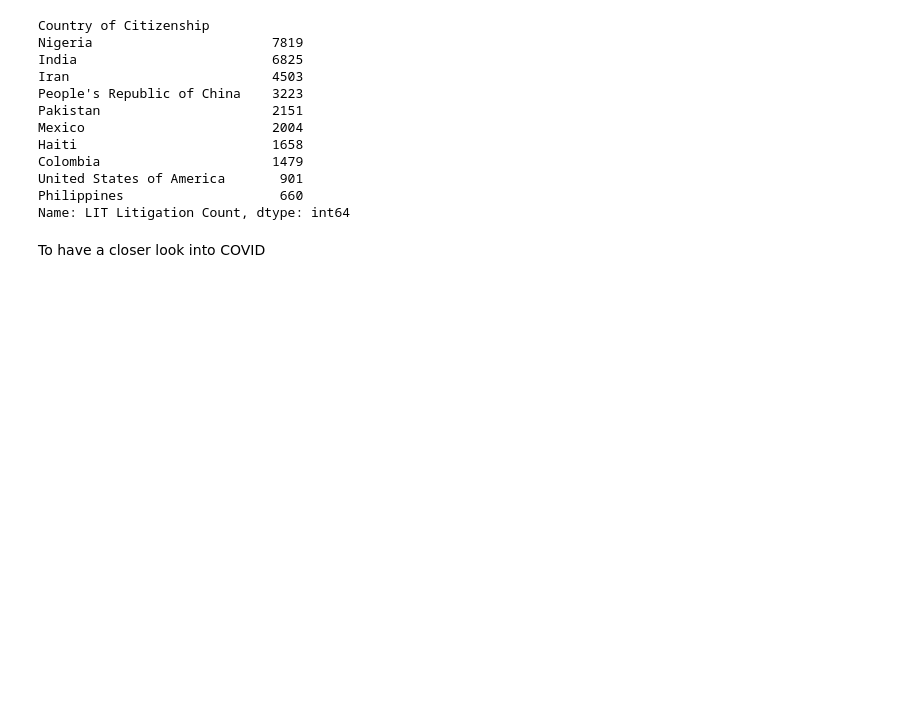
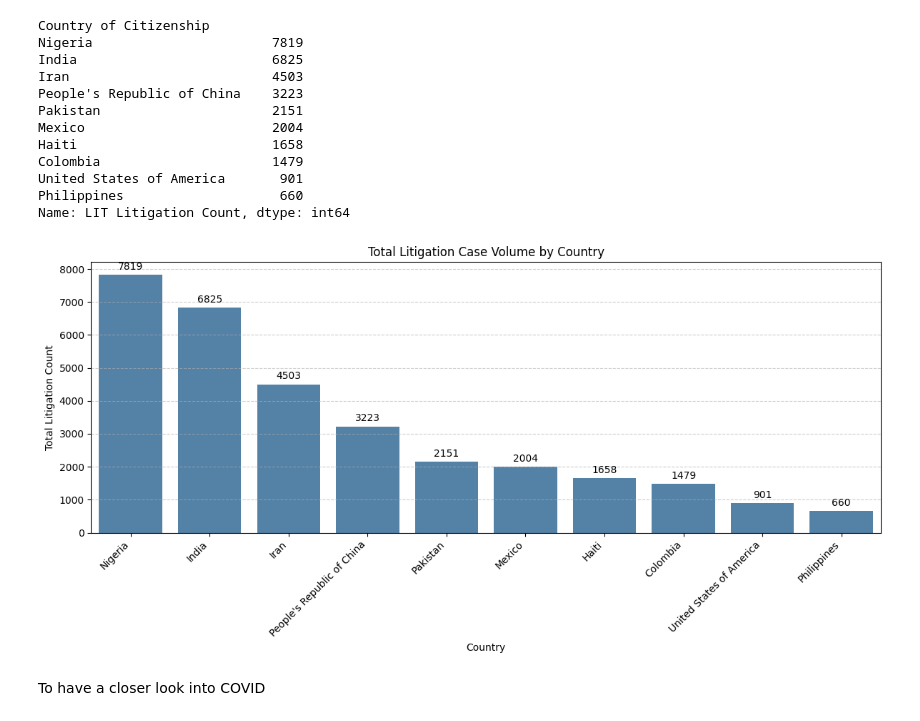
Before and after one commit to ismailbhinder/Public-Transparency-for-Immigration-Law-Canada, a Jupyter notebook: notebooks/EDA litigation case data.ipynb, the cells around one changed output. Saved outputs shown, nothing was run; the diff lists cells and outputs as text; code cells hidden in the pictures; blank space fills up the shorter version.

```diff
--- a/notebooks/EDA litigation case data.ipynb
+++ b/notebooks/EDA litigation case data.ipynb
@@ -125,6 +128,37 @@ top_10_countries = [
 ]
 
 top_10 = df[df['Country of Citizenship'].isin(top_10_countries)]
+# %%
+# Group by country
+grouped = (
+    top_10.groupby('Country of Citizenship')['LIT Litigation Count']
+    .sum()
+    .reset_index()
+    .sort_values('LIT Litigation Count', ascending=False)
+)
+
+# Plot
+plt.figure(figsize=(12, 6))
+ax = sns.barplot(
+    data=grouped,
+    x='Country of Citizenship',
+    y='LIT Litigation Count',
+    color='steelblue'
+)
+
+# Add labels on top of bars
+for container in ax.containers:
+    ax.bar_label(container, fmt='%.0f', padding=3)
+
+plt.title('Total Litigation Case Volume by Country')
+plt.xlabel('Country')
+plt.ylabel('Total Litigation Count')
+plt.xticks(rotation=45, ha='right')
+plt.grid(axis='y', linestyle='--', alpha=0.6)
+plt.tight_layout()
+plt.show()
+# %% [output]
+[figure, added]
 # %% [markdown]
 To have a closer look into COVID
 # %%
```
Also changed, not shown: parts of 22 cells of this notebook.
